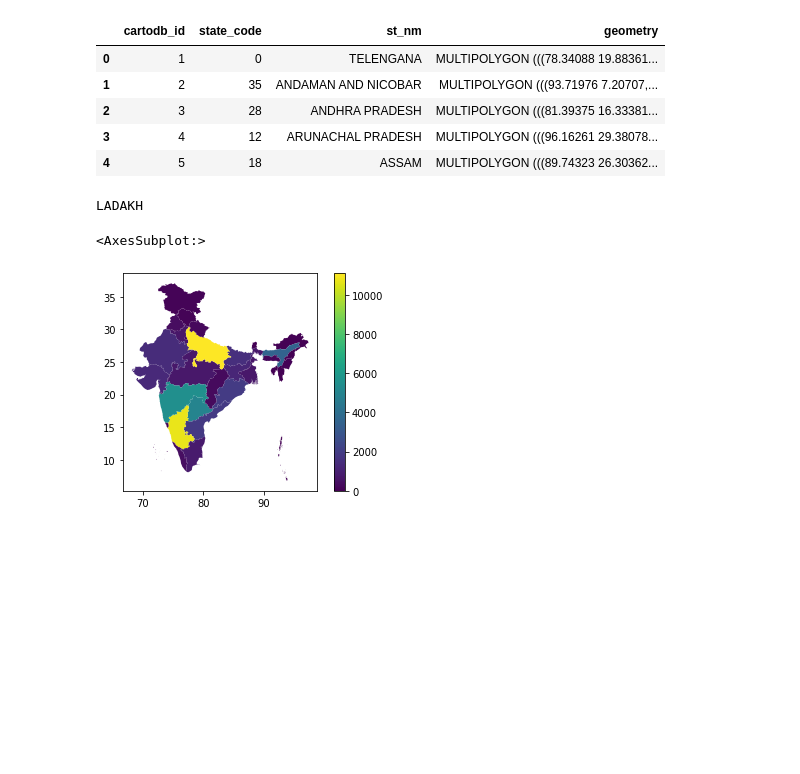
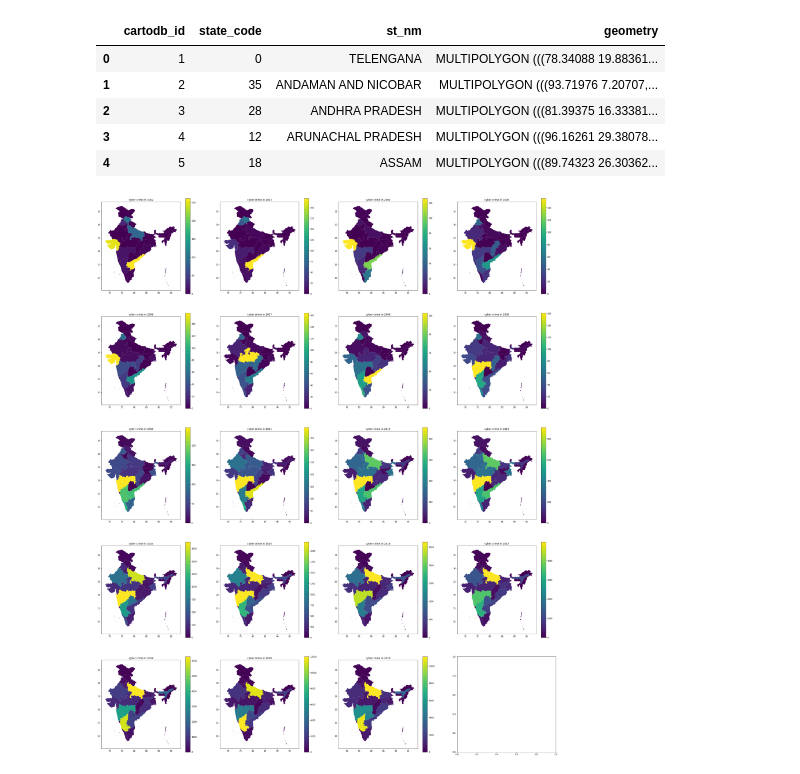
Before and after one commit to divyanshu-kunwar/kaggle_practise, a Jupyter notebook: cyber-crimes.ipynb, the cells around one changed output. Drawn from its saved outputs; the diff is of its cells as text; code cells hidden in the pictures; blank space fills up the shorter version.

```diff
--- a/cyber-crimes.ipynb
+++ b/cyber-crimes.ipynb
@@ -120,14 +192,13 @@ df.set_index("State/UT" , inplace=True)
 df[df.index=='JAMMU AND KASHMIR'] = df[df.index=='JAMMU AND KASHMIR'].values+ df[df.index=='LADAKH '].values
 # %%
-gdf = gdf.set_index('st_nm').join(df)
+gdf = gdf.set_index('st_nm')
+gdf = gdf.join(df)
-# %%
-for i in df.index:
-    if(not(i in gdf.index)):
-        print(i)
-# %% [output]
-LADAKH
-# %%
-gdf.plot("2020", legend=True)
-# %% [output]
-<AxesSubplot:>
-[figure, removed]
+# %%
+fig , axes = plt.subplots(5,4 , figsize=(40,50))
+for i in range(2002,2021):
+    y = (i-2002)//4
+    x = (i-2002)%4
+    axes[y][x].set_title("cyber crime in " + str(i))
+    gdf.plot(str(i),ax=axes[y][x], legend=True)
+# %% [output]
+[figure, added]
```
Also changed, not shown: parts of 12 cells of this notebook.
